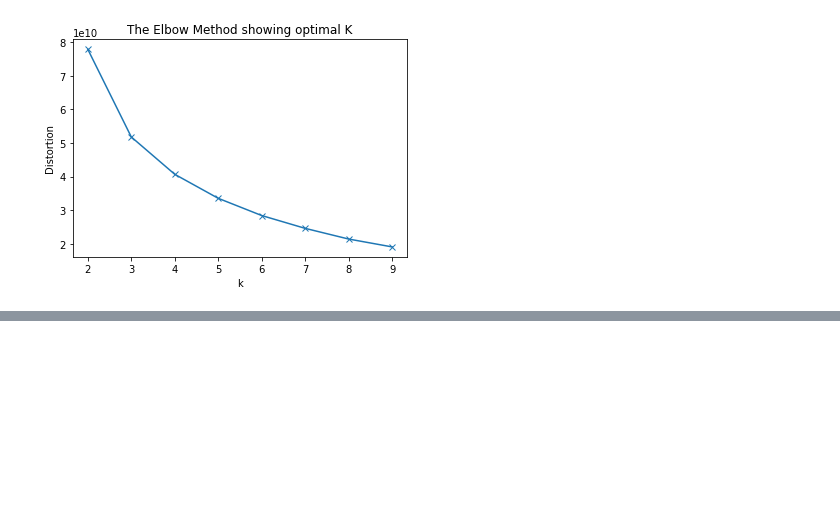
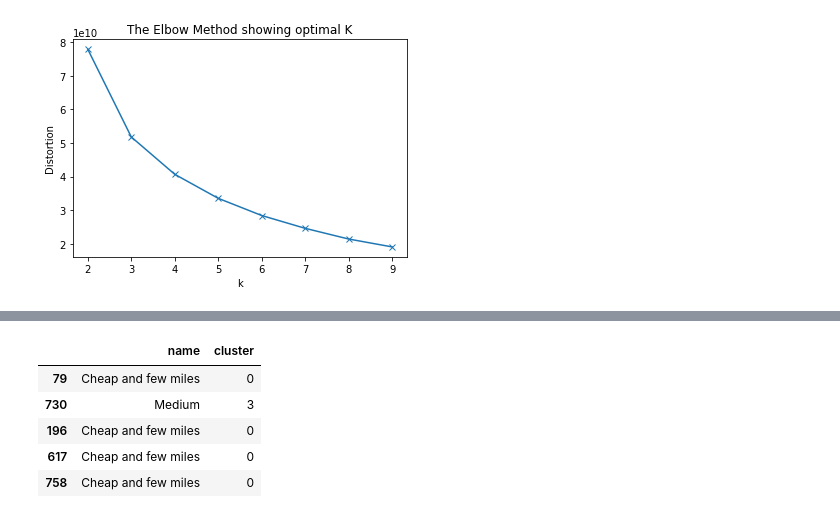
Before and after one commit to gulsumyilmaz/Car-data-Clustering, a Jupyter notebook: Car data-Clustering.ipynb, the cells around one changed output, grey strips where cells are left out. Saved outputs shown, nothing was run; the diff lists cells and outputs as text; code cells hidden in the pictures; blank space fills up the shorter version.

```diff
--- a/Car data-Clustering.ipynb
+++ b/Car data-Clustering.ipynb
@@ -209,0 +200,9 @@ See the caveats in the documentation: https://pandas.pydata.org/pandas-docs/stab
+# %%
+x[['name','cluster']].sample(5)
+# %% [output]
+|  | name | cluster |
+| 79 | Cheap and few miles | 0 |
+| 730 | Medium | 3 |
+| 196 | Cheap and few miles | 0 |
+| 617 | Cheap and few miles | 0 |
+| 758 | Cheap and few miles | 0 |
```
Also changed, not shown: parts of 11 cells of this notebook, 1 other file.
